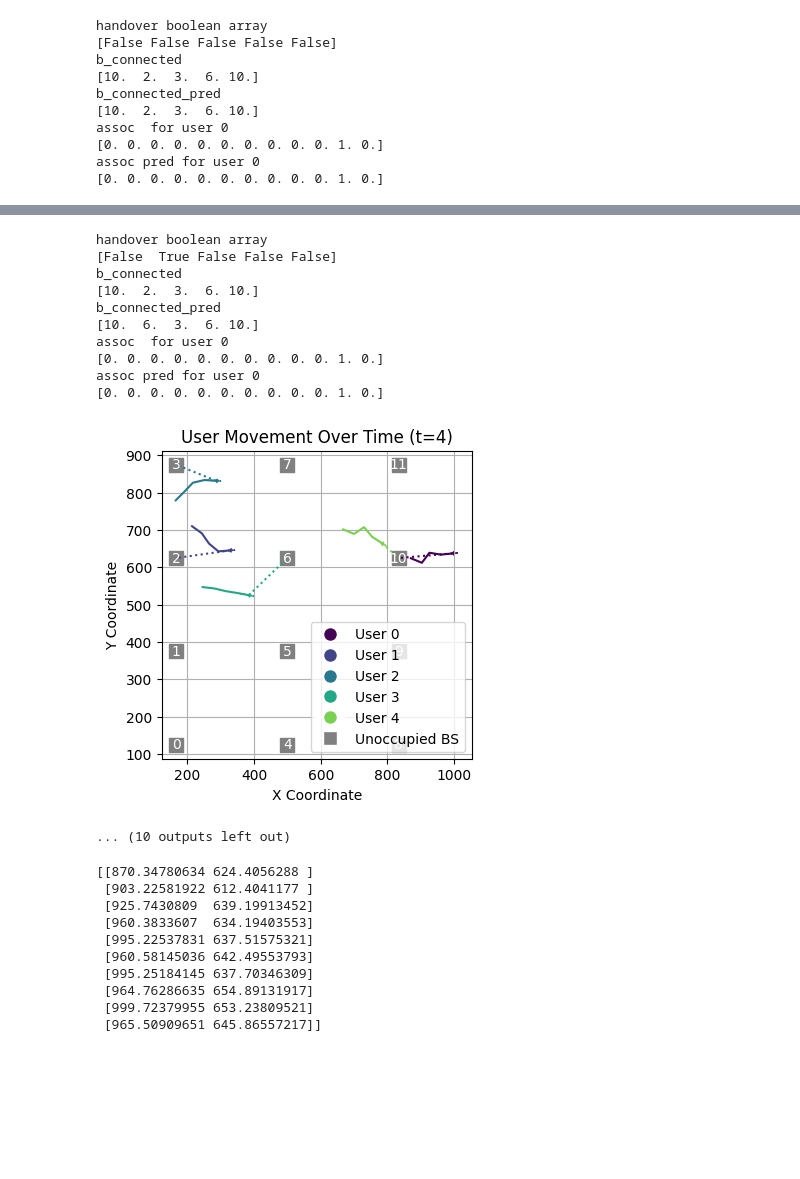
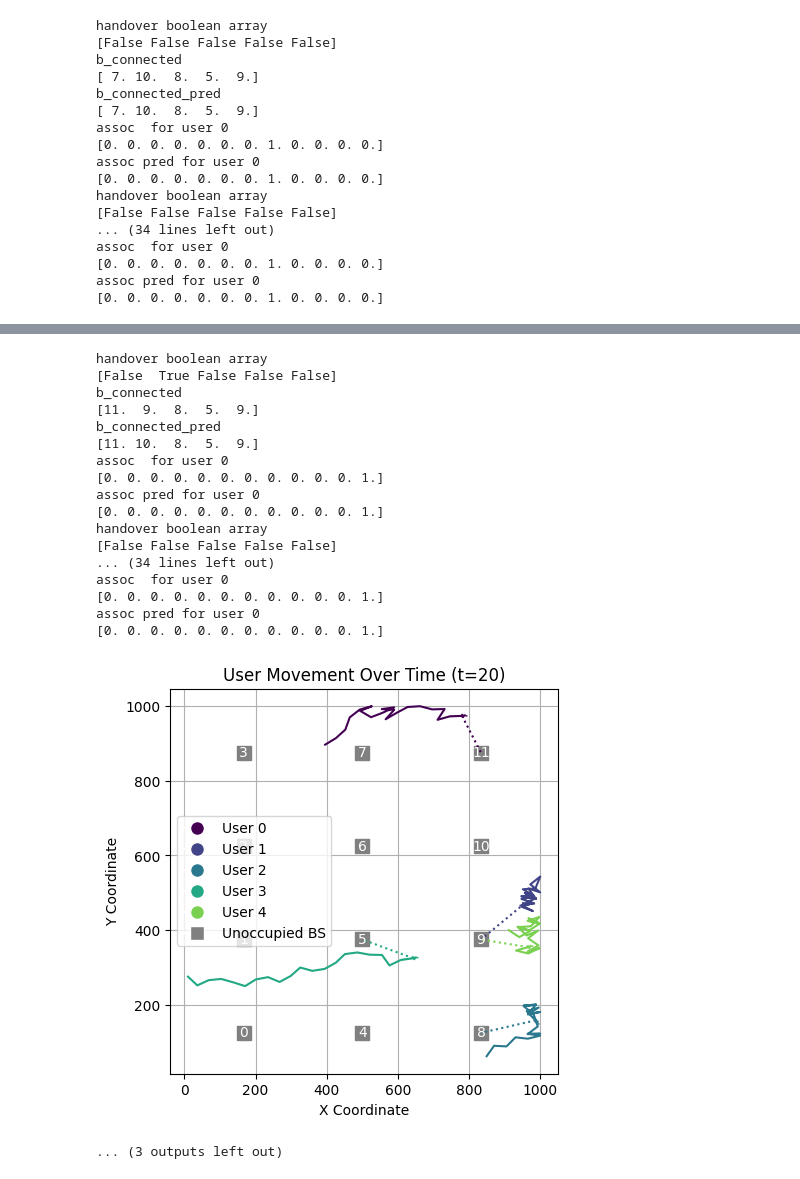
Before and after one commit to sinaebrahimi/oran_enabled_mobility_aware_slicing, a Jupyter notebook: Testing/user_mobility_and_ru_du_placement.ipynb, the cells around one changed output, grey strips where cells are left out. Cells and saved outputs as stored; diff of their text form; code cells hidden in the pictures; blank space fills up the shorter version.

```diff
--- a/Testing/user_mobility_and_ru_du_placement.ipynb
+++ b/Testing/user_mobility_and_ru_du_placement.ipynb
@@ -287,7 +287,7 @@ instance.visualize_ru_du_locations(du_ru_adj_matrix)
 
 #instance.plot_ru_du_locations()
 
-T=10
+T=30
 loc_user = np.zeros([T, USER_NO, 2])
 
 for t in range(T):
@@ -349,10 +363,17 @@ assoc pred for user 0
 handover boolean array
 [False False False False False]
 b_connected
-[10.  2.  3.  6. 10.]
+[ 7. 10.  8.  5.  9.]
 b_connected_pred
-[10.  2.  3.  6. 10.]
+[ 7. 10.  8.  5.  9.]
 assoc  for user 0
-[0. 0. 0. 0. 0. 0. 0. 0. 0. 0. 1. 0.]
+[0. 0. 0. 0. 0. 0. 0. 1. 0. 0. 0. 0.]
 assoc pred for user 0
-[0. 0. 0. 0. 0. 0. 0. 0. 0. 0. 1. 0.]
+[0. 0. 0. 0. 0. 0. 0. 1. 0. 0. 0. 0.]
+handover boolean array
+[False False False False False]
+... (34 lines left out)
+assoc  for user 0
+[0. 0. 0. 0. 0. 0. 0. 1. 0. 0. 0. 0.]
+assoc pred for user 0
+[0. 0. 0. 0. 0. 0. 0. 1. 0. 0. 0. 0.]
@@ -360,25 +381,21 @@ assoc pred for user 0
 handover boolean array
 [False  True False False False]
 b_connected
-[10.  2.  3.  6. 10.]
+[11.  9.  8.  5.  9.]
 b_connected_pred
-[10.  6.  3.  6. 10.]
+[11. 10.  8.  5.  9.]
 assoc  for user 0
-[0. 0. 0. 0. 0. 0. 0. 0. 0. 0. 1. 0.]
+[0. 0. 0. 0. 0. 0. 0. 0. 0. 0. 0. 1.]
 assoc pred for user 0
-[0. 0. 0. 0. 0. 0. 0. 0. 0. 0. 1. 0.]
+[0. 0. 0. 0. 0. 0. 0. 0. 0. 0. 0. 1.]
+handover boolean array
+[False False False False False]
+... (34 lines left out)
+assoc  for user 0
+[0. 0. 0. 0. 0. 0. 0. 0. 0. 0. 0. 1.]
+assoc pred for user 0
+[0. 0. 0. 0. 0. 0. 0. 0. 0. 0. 0. 1.]
-[figure, old version]
+[figure, new version]
-... (10 outputs left out)
+... (3 outputs left out)
 # %%
 print(loc_user[:,0,:])
-# %% [output]
-[[870.34780634 624.4056288 ]
- [903.22581922 612.4041177 ]
- [925.7430809  639.19913452]
- [960.3833607  634.19403553]
- [995.22537831 637.51575321]
- [960.58145036 642.49553793]
- [995.25184145 637.70346309]
- [964.76286635 654.89131917]
- [999.72379955 653.23809521]
- [965.50909651 645.86557217]]
```
Also changed, not shown: parts of 1 cell of this notebook, 4 other files.
